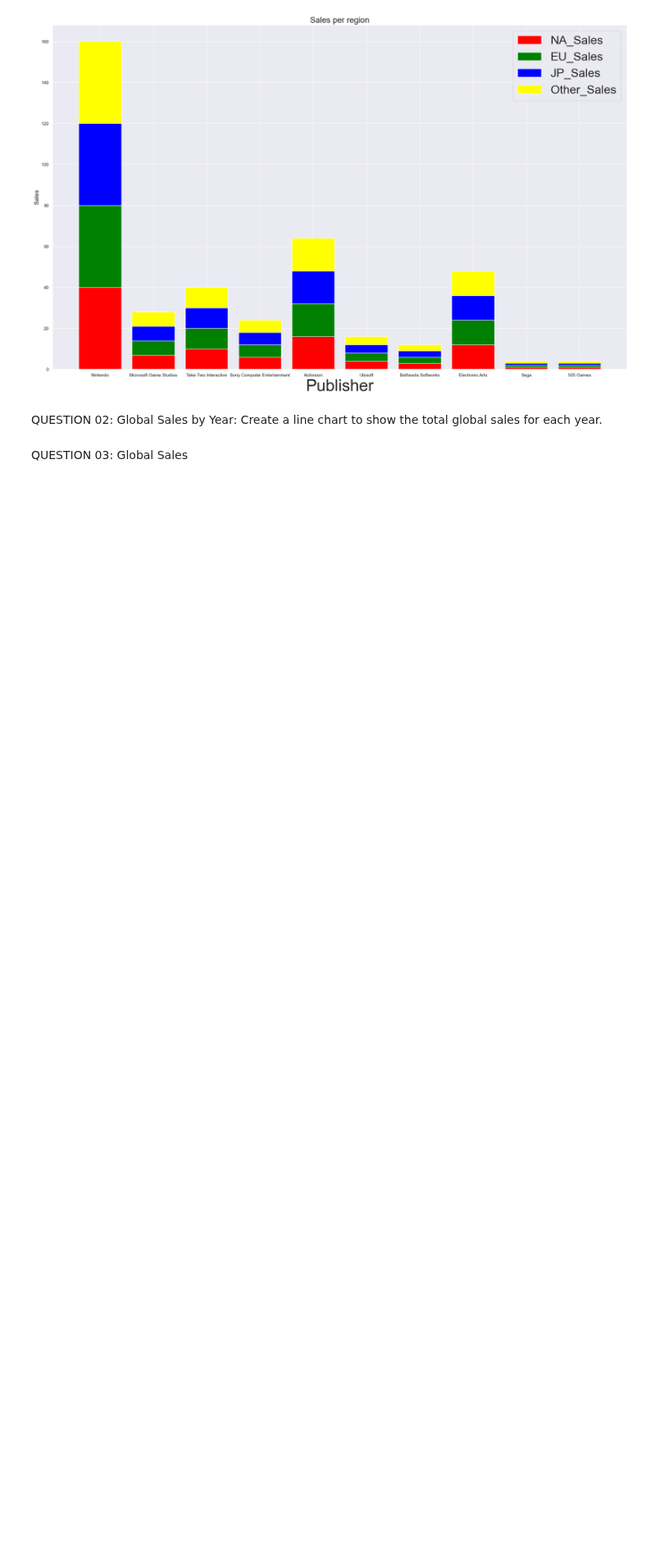
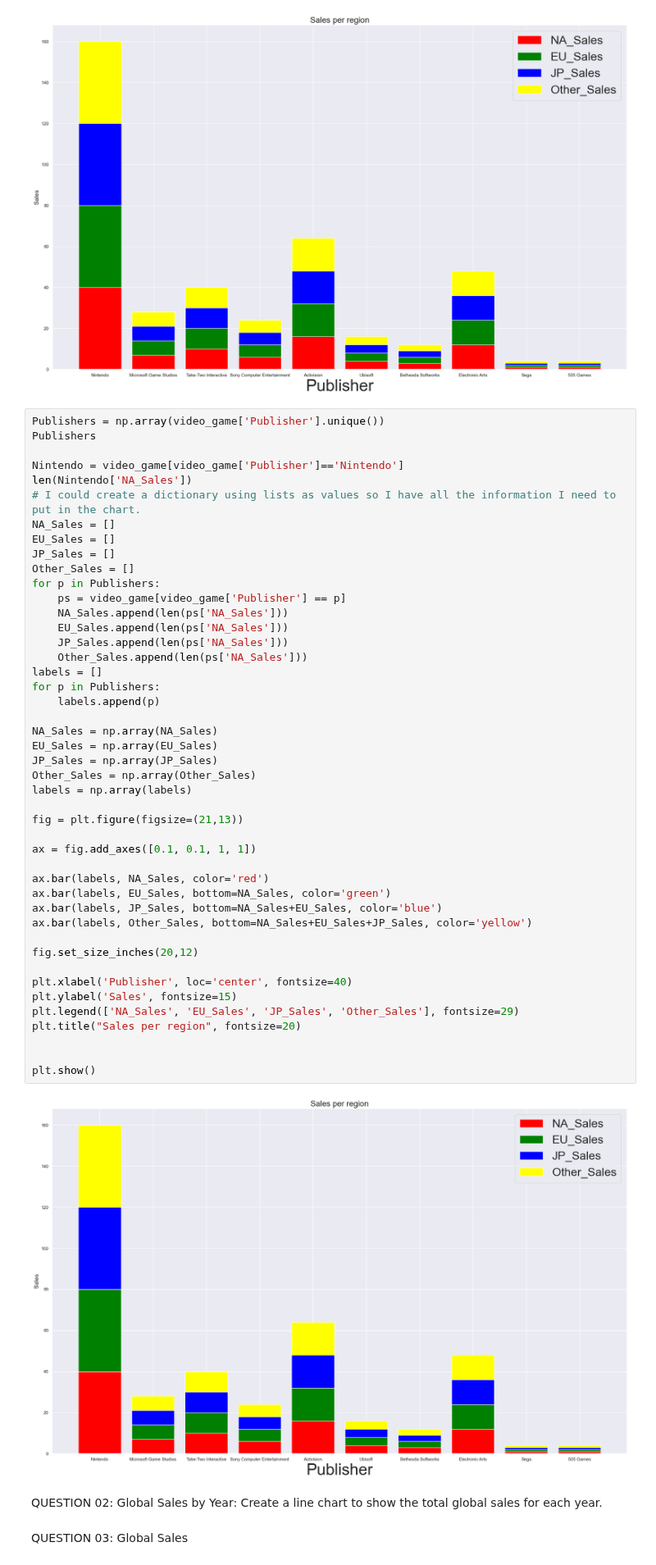
Before and after one commit to 3Grey6Jedi9/Data-Analysis-Project-06, a Jupyter notebook: Video Game Sales.ipynb, the cells around one changed output. Shown at 82% size. Saved outputs shown, nothing was run; the diff lists cells and outputs as text; blank space fills up the shorter version.

```diff
--- a/Video Game Sales.ipynb
+++ b/Video Game Sales.ipynb
@@ -61,6 +61,53 @@ plt.title("Sales per region", fontsize=20)
 plt.show()
 # %% [output]
 [figure]
+# %%
+Publishers = np.array(video_game['Publisher'].unique())
+Publishers
+
+Nintendo = video_game[video_game['Publisher']=='Nintendo']
+len(Nintendo['NA_Sales'])
+# I could create a dictionary using lists as values so I have all the information I need to put in the chart.
+NA_Sales = []
+EU_Sales = []
+JP_Sales = []
+Other_Sales = []
+for p in Publishers:
+    ps = video_game[video_game['Publisher'] == p]
+    NA_Sales.append(len(ps['NA_Sales']))
+    EU_Sales.append(len(ps['NA_Sales']))
+    JP_Sales.append(len(ps['NA_Sales']))
+    Other_Sales.append(len(ps['NA_Sales']))
+labels = []
+for p in Publishers:
+    labels.append(p)
+
+NA_Sales = np.array(NA_Sales)
+EU_Sales = np.array(EU_Sales)
+JP_Sales = np.array(JP_Sales)
+Other_Sales = np.array(Other_Sales)
+labels = np.array(labels)
+
+fig = plt.figure(figsize=(21,13))
+
+ax = fig.add_axes([0.1, 0.1, 1, 1])
+
+ax.bar(labels, NA_Sales, color='red')
+ax.bar(labels, EU_Sales, bottom=NA_Sales, color='green')
+ax.bar(labels, JP_Sales, bottom=NA_Sales+EU_Sales, color='blue')
+ax.bar(labels, Other_Sales, bottom=NA_Sales+EU_Sales+JP_Sales, color='yellow')
+
+fig.set_size_inches(20,12)
+
+plt.xlabel('Publisher', loc='center', fontsize=40)
+plt.ylabel('Sales', fontsize=15)
+plt.legend(['NA_Sales', 'EU_Sales', 'JP_Sales', 'Other_Sales'], fontsize=29)
+plt.title("Sales per region", fontsize=20)
+
+
+plt.show()
+# %% [output]
+[figure, added]
 # %% [markdown]
 QUESTION 02: Global Sales by Year: Create a line chart to show the total global sales for each year.
 # %% [markdown]
```
